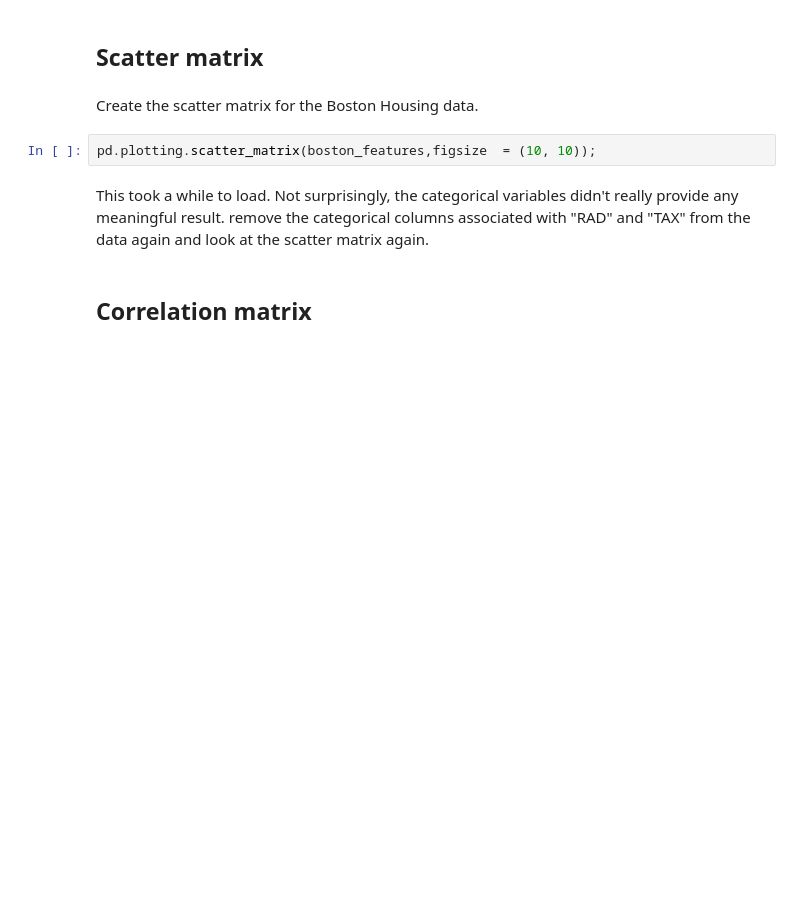
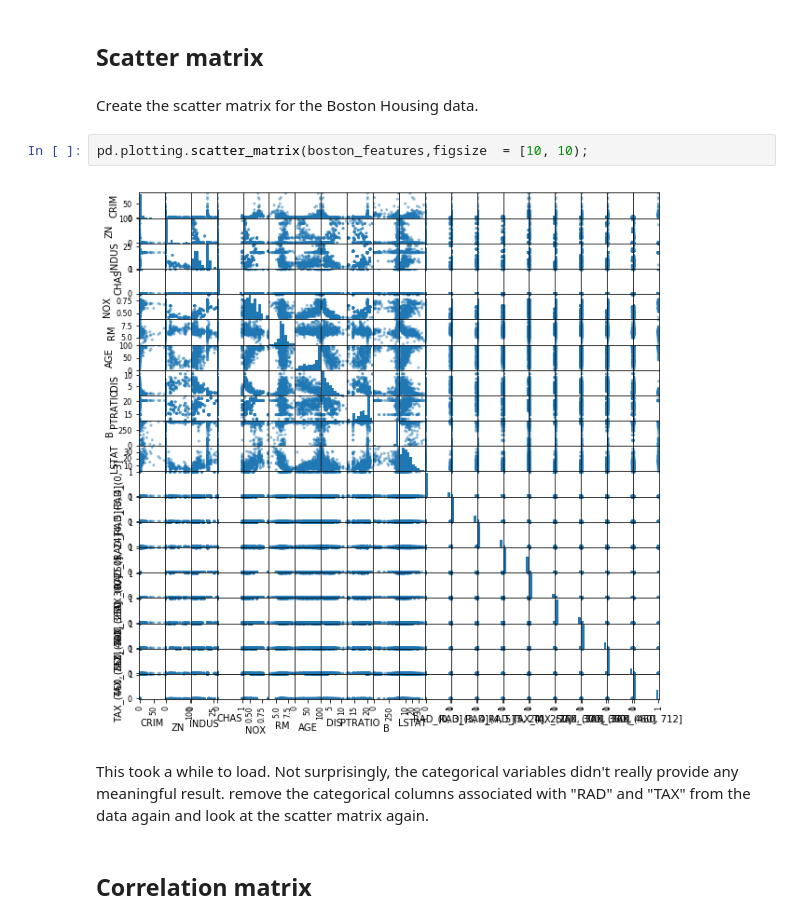
Before and after one commit to yuwenwang169/dsc-enterprise-hsbc-multicollinearity-lab-hsbc-ds-081319, a Jupyter notebook: index.ipynb, the cells around one changed output. Saved outputs shown, nothing was run; the diff lists cells and outputs as text; blank space fills up the shorter version.

```diff
--- a/index.ipynb
+++ b/index.ipynb
@@ -48,7 +48,9 @@ boston_features.head()
 # %% [markdown]
 Create the scatter matrix for the Boston Housing data.
 # %%
-pd.plotting.scatter_matrix(boston_features,figsize  = (10, 10));
+pd.plotting.scatter_matrix(boston_features,figsize  = [10, 10);
+# %% [output]
+[figure, added]
 # %% [markdown]
 This took a while to load. Not surprisingly, the categorical variables didn't really provide any meaningful result. remove the categorical columns associated with "RAD" and "TAX" from the data again and look at the scatter matrix again.
 # %% [markdown]
```
